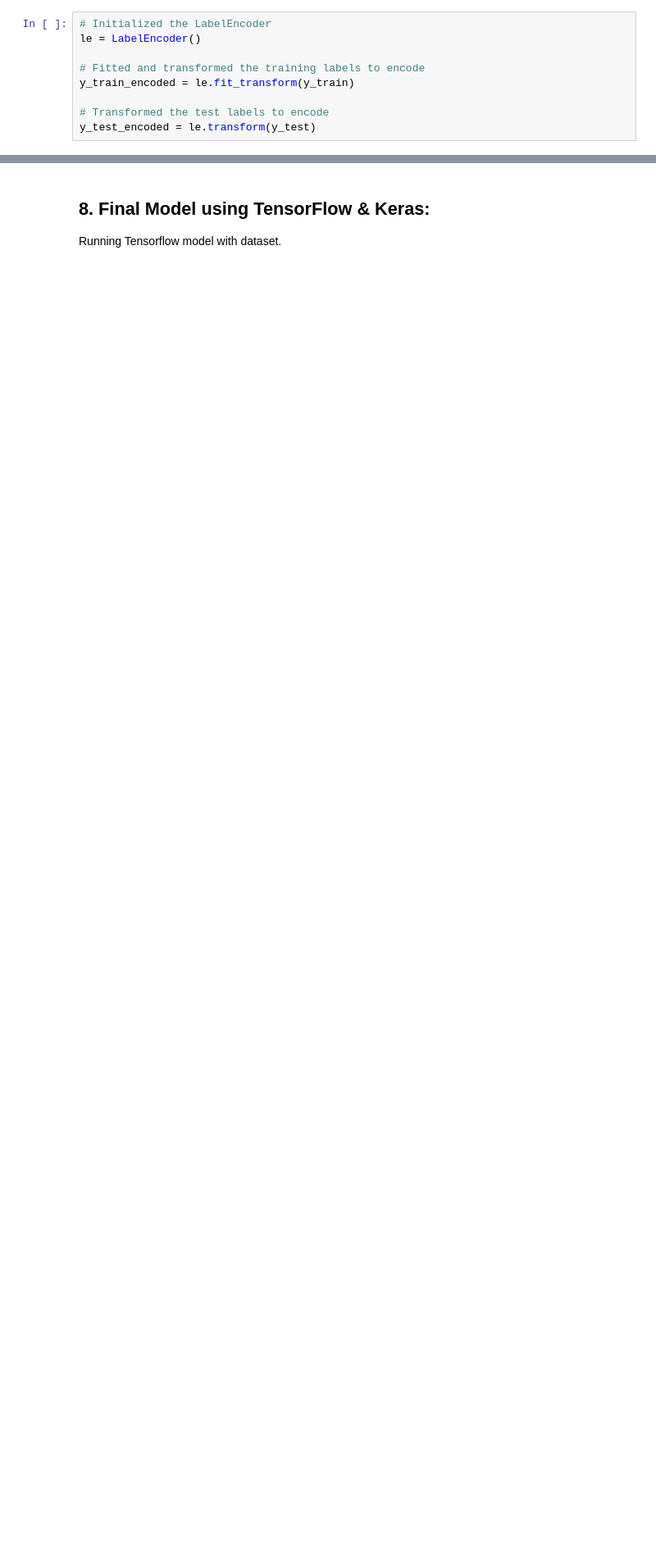
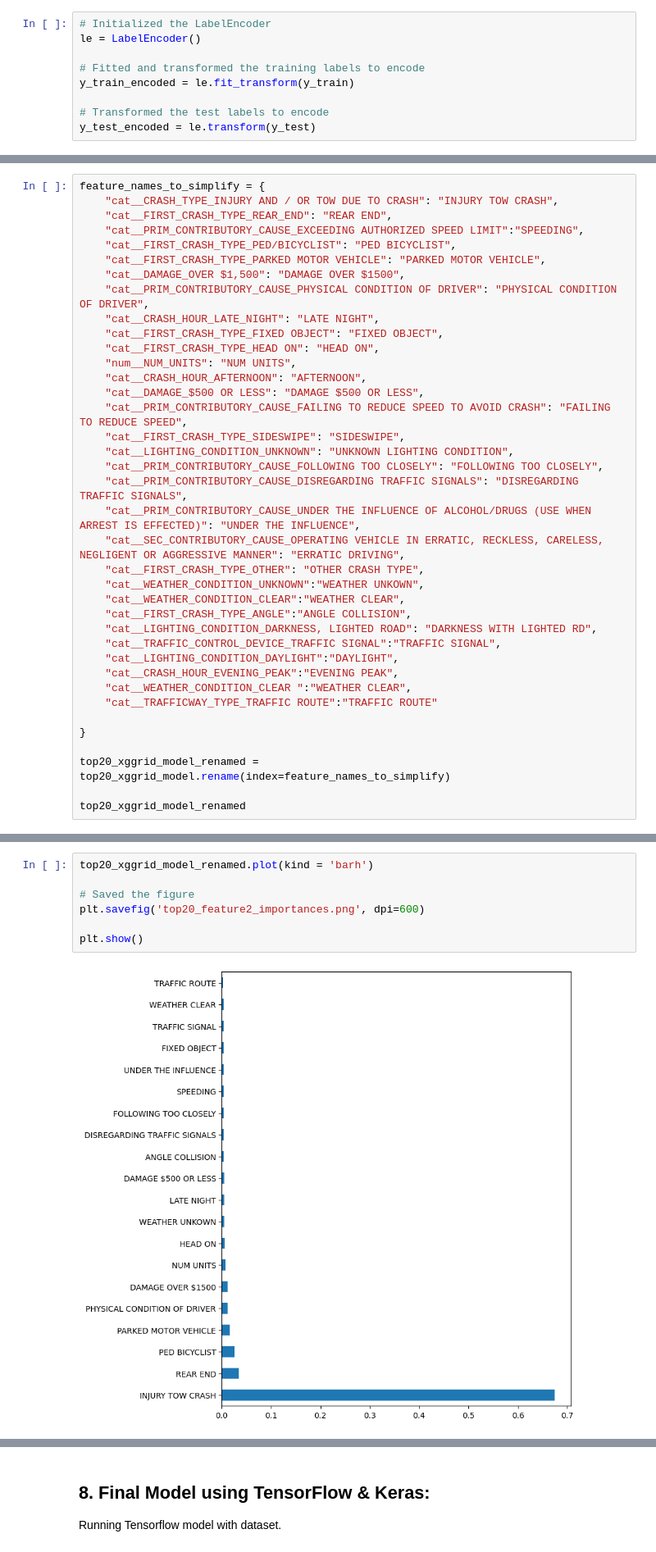
Before and after one commit to Lotus-baumgarner/CarCrash_Phase4, a Jupyter notebook: Chicago_Car_Crashes2.ipynb, the cells around one changed output, grey strips where cells are left out. Shown at 82% size. Drawn from its saved outputs; the diff is of its cells as text; blank space fills up the shorter version.

```diff
--- a/Chicago_Car_Crashes2.ipynb
+++ b/Chicago_Car_Crashes2.ipynb
@@ -864,0 +1067,38 @@ lighting factor, most of the incidents happened in Darkness but there was street
+# %%
+feature_names_to_simplify = {
+    "cat__CRASH_TYPE_INJURY AND / OR TOW DUE TO CRASH": "INJURY TOW CRASH",
+    "cat__FIRST_CRASH_TYPE_REAR_END": "REAR END",
+    "cat__PRIM_CONTRIBUTORY_CAUSE_EXCEEDING AUTHORIZED SPEED LIMIT":"SPEEDING",
+    "cat__FIRST_CRASH_TYPE_PED/BICYCLIST": "PED BICYCLIST",
+    "cat__FIRST_CRASH_TYPE_PARKED MOTOR VEHICLE": "PARKED MOTOR VEHICLE",
+    "cat__DAMAGE_OVER $1,500": "DAMAGE OVER $1500",
+    "cat__PRIM_CONTRIBUTORY_CAUSE_PHYSICAL CONDITION OF DRIVER": "PHYSICAL CONDITION OF DRIVER",
+    "cat__CRASH_HOUR_LATE_NIGHT": "LATE NIGHT",
+    "cat__FIRST_CRASH_TYPE_FIXED OBJECT": "FIXED OBJECT",
+    "cat__FIRST_CRASH_TYPE_HEAD ON": "HEAD ON",
+    "num__NUM_UNITS": "NUM UNITS",
+    "cat__CRASH_HOUR_AFTERNOON": "AFTERNOON",
+    "cat__DAMAGE_$500 OR LESS": "DAMAGE $500 OR LESS",
+    "cat__PRIM_CONTRIBUTORY_CAUSE_FAILING TO REDUCE SPEED TO AVOID CRASH": "FAILING TO REDUCE SPEED",
+    "cat__FIRST_CRASH_TYPE_SIDESWIPE": "SIDESWIPE",
+    "cat__LIGHTING_CONDITION_UNKNOWN": "UNKNOWN LIGHTING CONDITION",
+    "cat__PRIM_CONTRIBUTORY_CAUSE_FOLLOWING TOO CLOSELY": "FOLLOWING TOO CLOSELY",
+    "cat__PRIM_CONTRIBUTORY_CAUSE_DISREGARDING TRAFFIC SIGNALS": "DISREGARDING TRAFFIC SIGNALS",
+    "cat__PRIM_CONTRIBUTORY_CAUSE_UNDER THE INFLUENCE OF ALCOHOL/DRUGS (USE WHEN ARREST IS EFFECTED)": "UNDER THE INFLUENCE",
+    "cat__SEC_CONTRIBUTORY_CAUSE_OPERATING VEHICLE IN ERRATIC, RECKLESS, CARELESS, NEGLIGENT OR AGGRESSIVE MANNER": "ERRATIC DRIVING",
+    "cat__FIRST_CRASH_TYPE_OTHER": "OTHER CRASH TYPE",
+    "cat__WEATHER_CONDITION_UNKNOWN":"WEATHER UNKOWN",
+    "cat__WEATHER_CONDITION_CLEAR":"WEATHER CLEAR",
+    "cat__FIRST_CRASH_TYPE_ANGLE":"ANGLE COLLISION",
+    "cat__LIGHTING_CONDITION_DARKNESS, LIGHTED ROAD": "DARKNESS WITH LIGHTED RD",
+    "cat__TRAFFIC_CONTROL_DEVICE_TRAFFIC SIGNAL":"TRAFFIC SIGNAL",
+    "cat__LIGHTING_CONDITION_DAYLIGHT":"DAYLIGHT",
+    "cat__CRASH_HOUR_EVENING_PEAK":"EVENING PEAK",
+    "cat__WEATHER_CONDITION_CLEAR ":"WEATHER CLEAR",
+    "cat__TRAFFICWAY_TYPE_TRAFFIC ROUTE":"TRAFFIC ROUTE"
+
+}
+
+top20_xggrid_model_renamed = top20_xggrid_model.rename(index=feature_names_to_simplify)
+
+top20_xggrid_model_renamed
@@ -864,0 +1123,9 @@ lighting factor, most of the incidents happened in Darkness but there was street
+# %%
+top20_xggrid_model_renamed.plot(kind = 'barh')
+
+# Saved the figure
+plt.savefig('top20_feature2_importances.png', dpi=600)
+
+plt.show()
+# %% [output]
+[figure, added]
```
Also changed, not shown: parts of 55 cells of this notebook, 2 other files.
